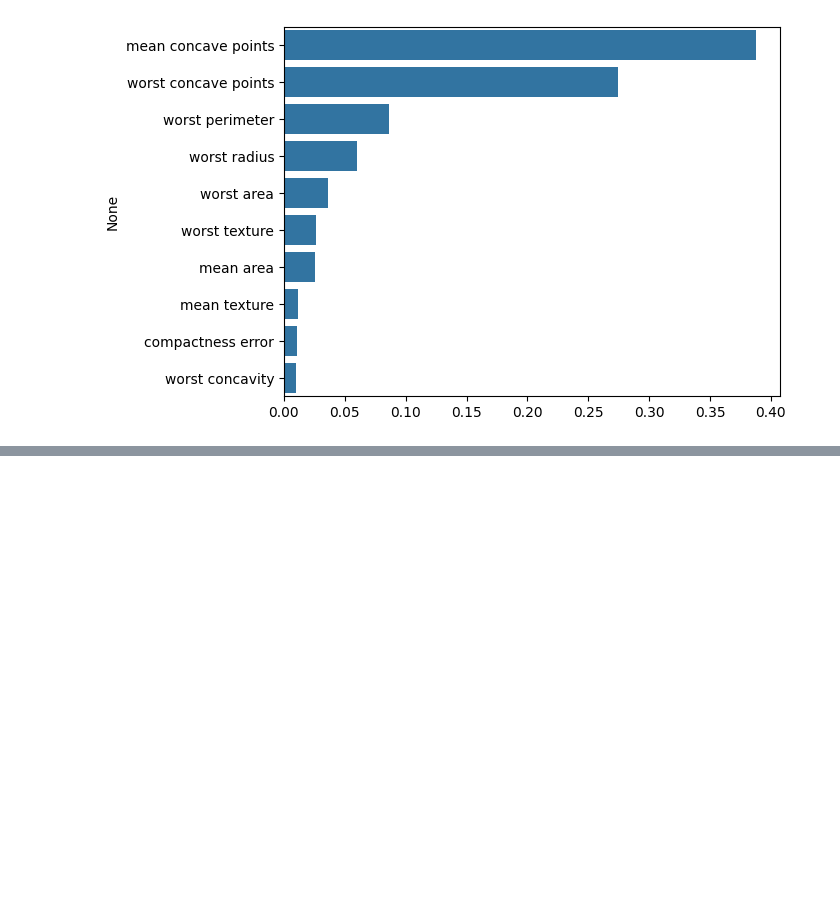
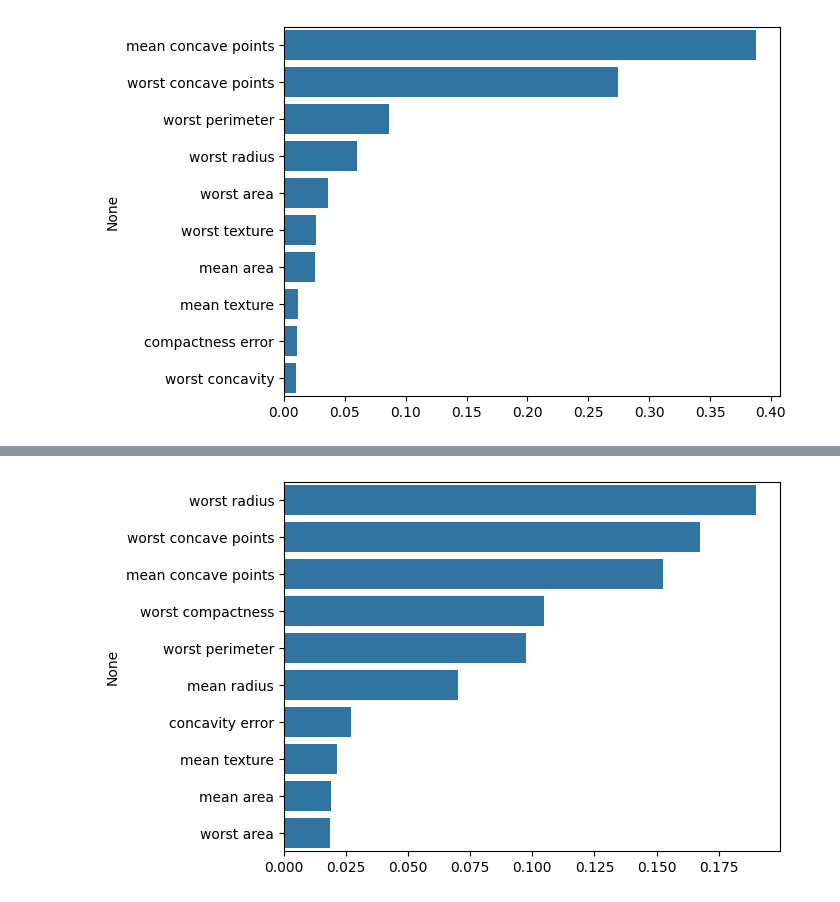
Before and after one commit to davidlealo/sic_ai_2024, a Jupyter notebook: 004_machine_learning/[grupo-b]Clase17_SIC_AI_2024.ipynb, the cells around one changed output, grey strips where cells are left out. Saved outputs shown, nothing was run; the diff lists cells and outputs as text; code cells hidden in the pictures; blank space fills up the shorter version.

```diff
--- a/004_machine_learning/[grupo-b]Clase17_SIC_AI_2024.ipynb
+++ b/004_machine_learning/[grupo-b]Clase17_SIC_AI_2024.ipynb
@@ -283,0 +371,8 @@ plt.show()
+# %%
+# Display the top 10 most important variables.
+variable_importance = pd.Series(best_model.feature_importances_, index = variable_names)
+top_variables_10 = variable_importance.sort_values(ascending=False)[:10]
+sns.barplot(x=top_variables_10.values, y = top_variables_10.index, ci=None)
+plt.show()
+# %% [output]
+[figure, added]
```
Also changed, not shown: parts of 4 cells of this notebook.
